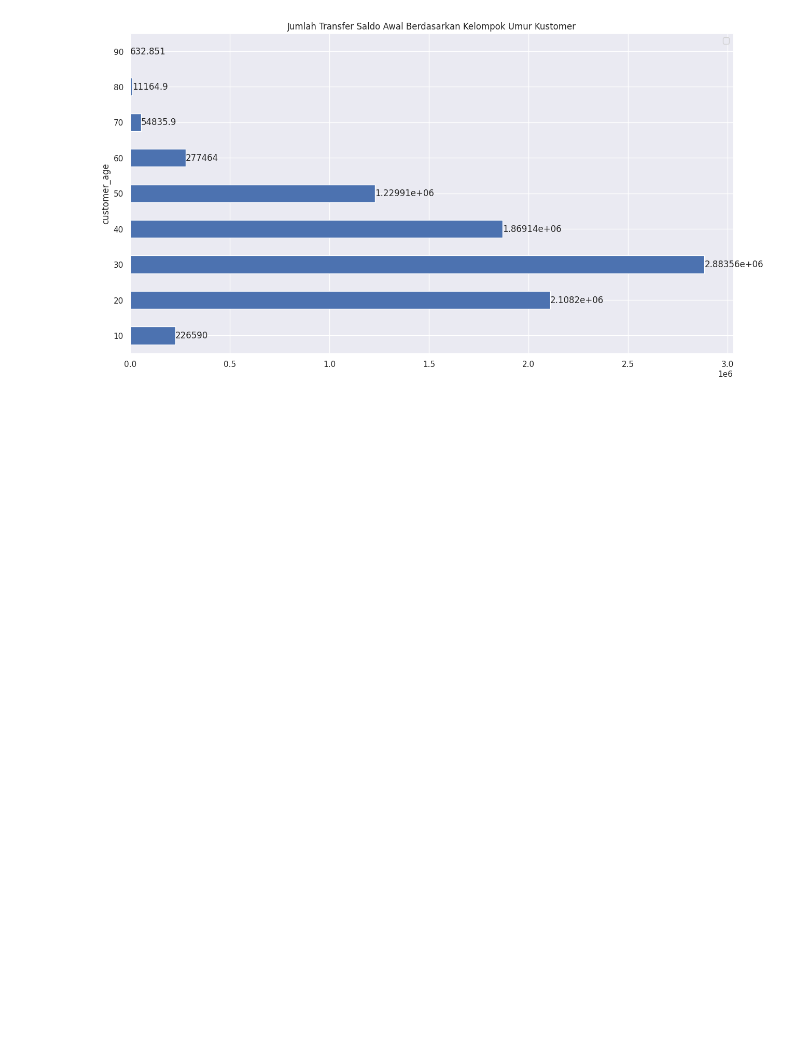
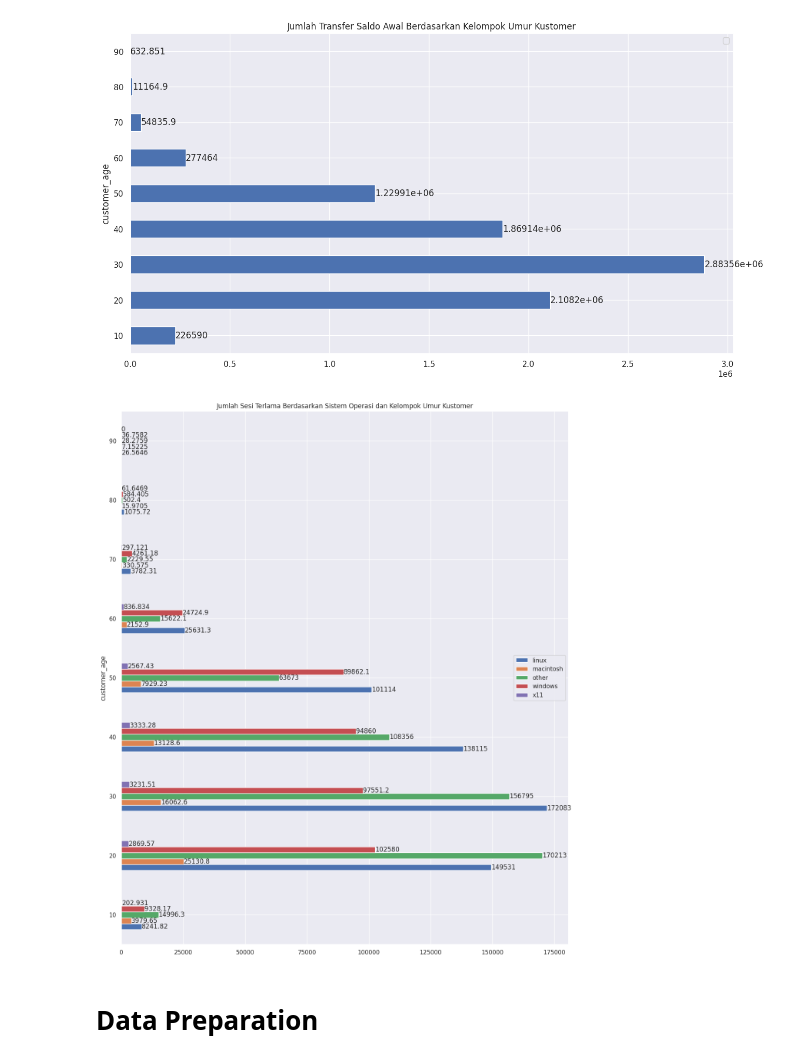
Before and after one commit to hendrimardani/bank_account_fraud_detection, a Jupyter notebook: notebook.ipynb, the cells around one changed output. Drawn from its saved outputs; the diff is of its cells as text; code cells hidden in the pictures; blank space fills up the shorter version.

```diff
--- a/notebook.ipynb
+++ b/notebook.ipynb
@@ -114,8 +114,5 @@ Data columns (total 32 columns):
  31  month                             1000000 non-null  int64
 dtypes: float64(9), int64(18), object(5)
 memory usage: 244.1+ MB
-# %%
-data = data.head(2_00_000)
-data
 # %%
 data.describe()
@@ -355,3 +359,16 @@ for container in ax.containers:
     ax.bar_label(container)
 # %% [output]
 [figure]
+# %%
+data["session_length_in_minutes"]
+plot = data.groupby(["customer_age", "device_os"])["session_length_in_minutes"].sum().unstack()
+ax = plot.plot.barh(figsize=(15, 18))
+ax.set_title("Jumlah Sesi Terlama Berdasarkan Sistem Operasi dan Kelompok Umur Kustomer")
+ax.legend(loc="center right")
+
+for container in ax.containers:
+    ax.bar_label(container)
+# %% [output]
+[figure, added]
+# %% [markdown]
+# Data Preparation
```
Also changed, not shown: parts of 6 cells of this notebook.
